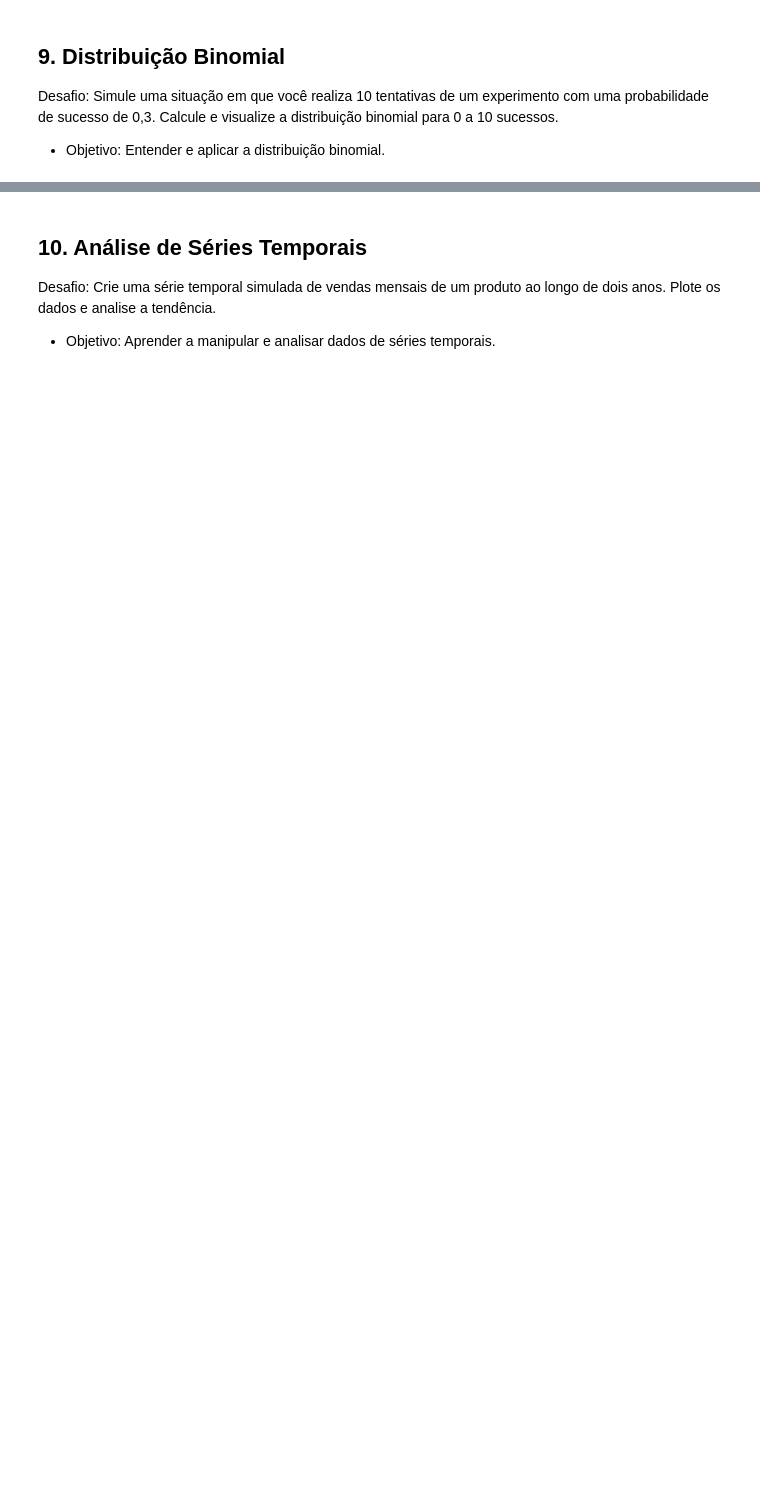
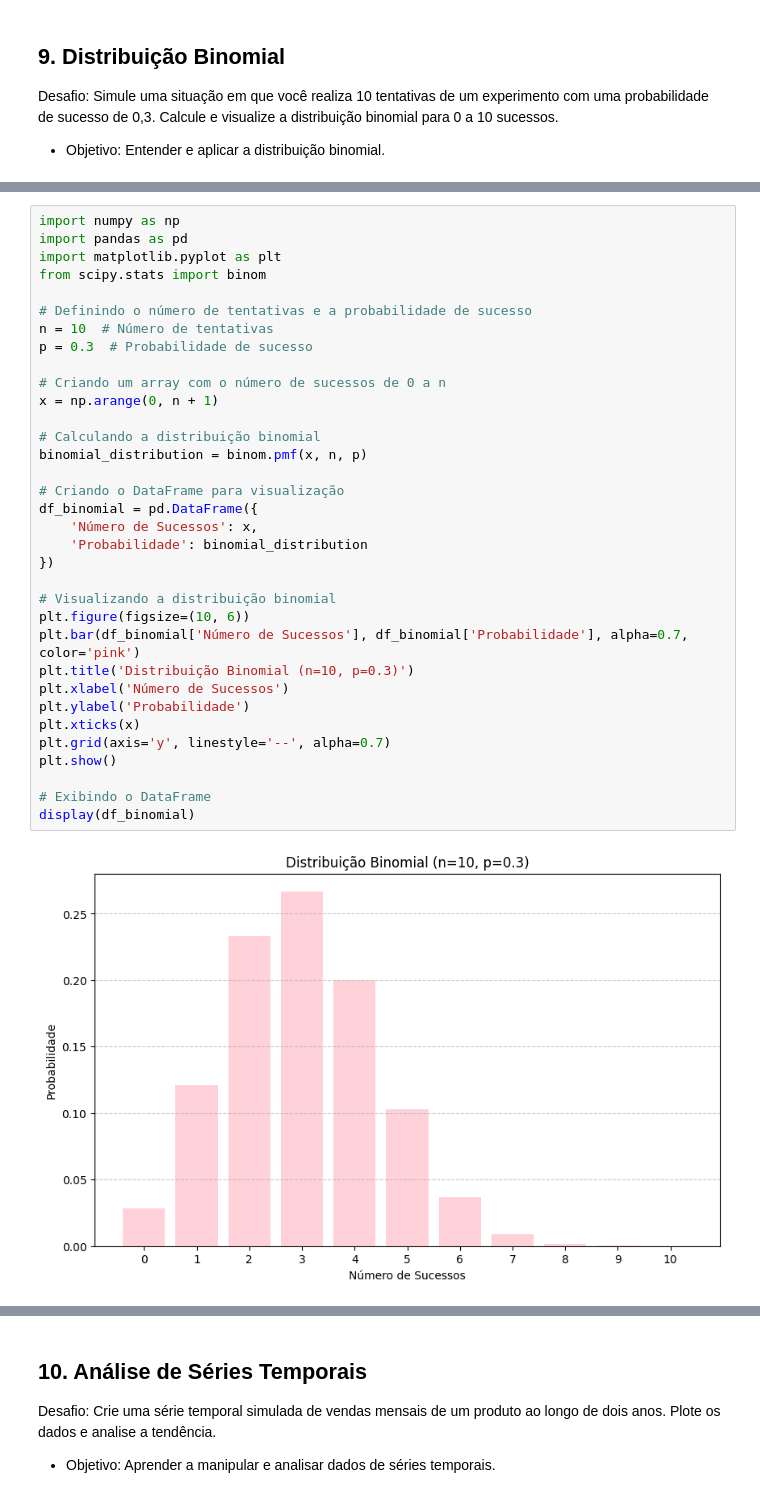
Before and after one commit to victoriawermelinger/SoulCode, a Jupyter notebook: Bootcamp - ANALISE DE DADOS/Exercicio Estatística/Lista de Desafios de Estatística.ipynb, the cells around one changed output, grey strips where cells are left out. Saved outputs shown, nothing was run; the diff lists cells and outputs as text; blank space fills up the shorter version.

```diff
--- a/Bootcamp - ANALISE DE DADOS/Exercicio Estatística/Lista de Desafios de Estatística.ipynb
+++ b/Bootcamp - ANALISE DE DADOS/Exercicio Estatística/Lista de Desafios de Estatística.ipynb
@@ -336,0 +390,36 @@ para 0 a 10 sucessos.
+# %%
+import numpy as np
+import pandas as pd
+import matplotlib.pyplot as plt
+from scipy.stats import binom
+
+# Definindo o número de tentativas e a probabilidade de sucesso
+n = 10  # Número de tentativas
+p = 0.3  # Probabilidade de sucesso
+
+# Criando um array com o número de sucessos de 0 a n
+x = np.arange(0, n + 1)
+
+# Calculando a distribuição binomial
+binomial_distribution = binom.pmf(x, n, p)
+
+# Criando o DataFrame para visualização
+df_binomial = pd.DataFrame({
+    'Número de Sucessos': x,
+    'Probabilidade': binomial_distribution
+})
+
+# Visualizando a distribuição binomial
+plt.figure(figsize=(10, 6))
+plt.bar(df_binomial['Número de Sucessos'], df_binomial['Probabilidade'], alpha=0.7, color='pink')
+plt.title('Distribuição Binomial (n=10, p=0.3)')
+plt.xlabel('Número de Sucessos')
+plt.ylabel('Probabilidade')
+plt.xticks(x)
+plt.grid(axis='y', linestyle='--', alpha=0.7)
+plt.show()
+
+# Exibindo o DataFrame
+display(df_binomial)
+# %% [output]
+[figure, added]
```
Also changed, not shown: parts of 9 cells of this notebook.
